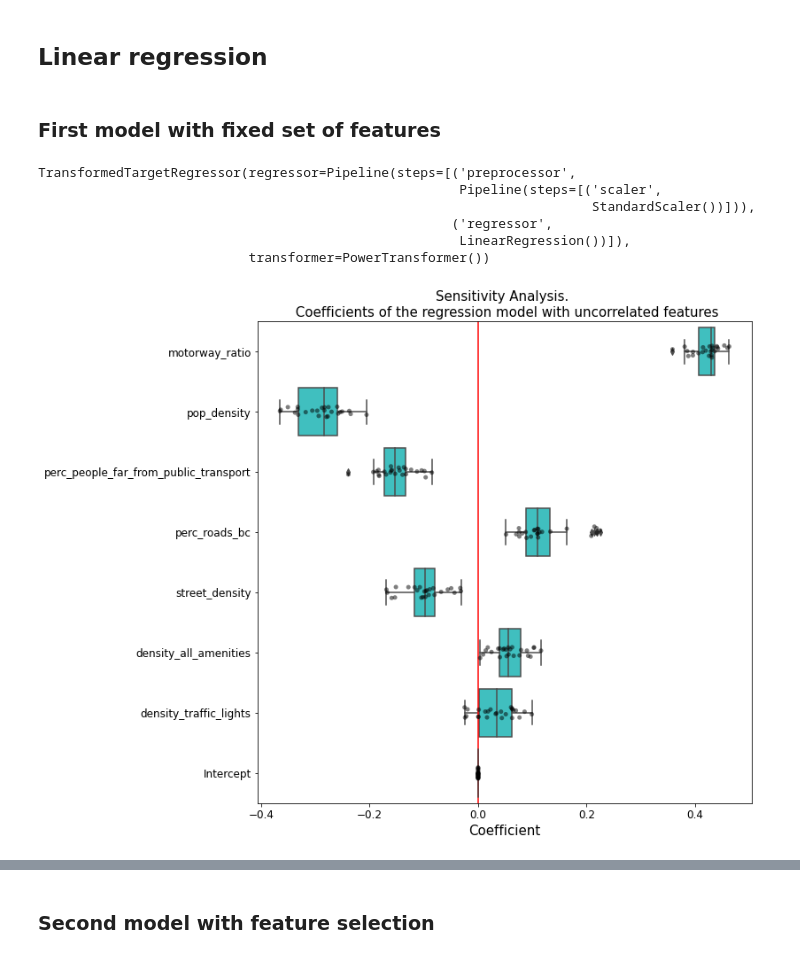
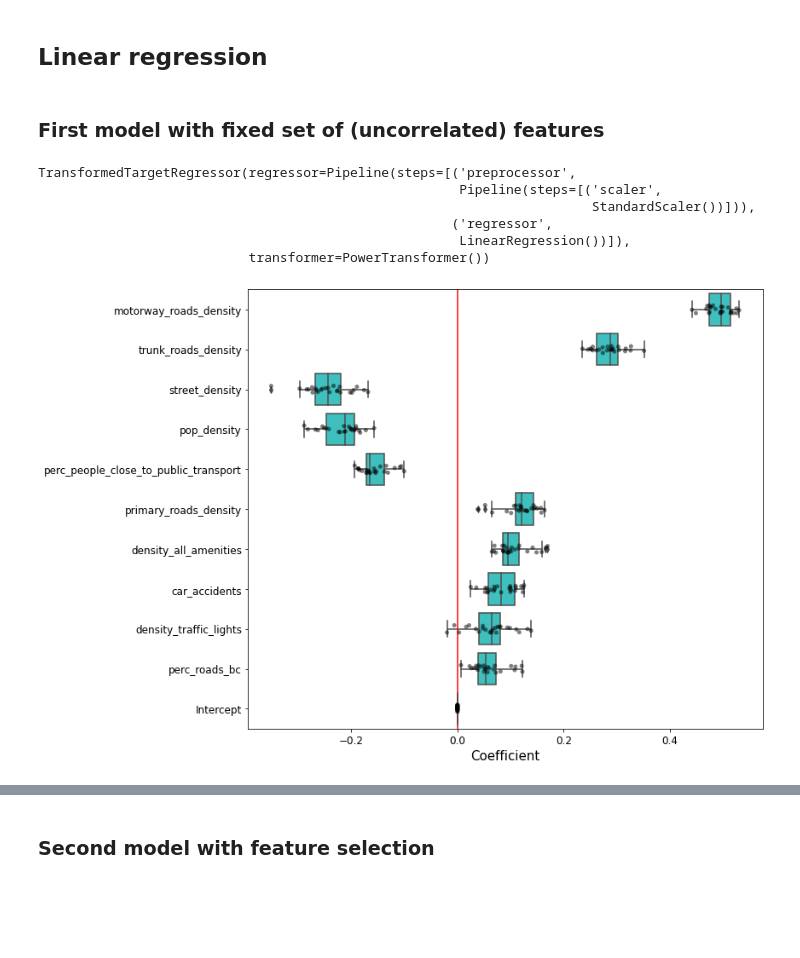
Before and after one commit to matteoboh/urbem, a Jupyter notebook: notebooks/0.9-non_spatial_regression_sklearn.ipynb, the cells around one changed output, grey strips where cells are left out. Saved outputs shown, nothing was run; the diff lists cells and outputs as text; code cells hidden in the pictures; blank space fills up the shorter version.

Commit message:
minor changes to hist plots

```diff
--- a/notebooks/0.9-non_spatial_regression_sklearn.ipynb
+++ b/notebooks/0.9-non_spatial_regression_sklearn.ipynb
@@ -18,6 +18,10 @@ ROME_GEOJSON = (
     PATH_TO_PROCESSED_FILES / "Rome_urban_zones_with_features_and_emissions__epsg4326.geojson"
 )
 
+PATH_TO_OUTPUT = Path("../reports/figures/")
+
+SAVE_FIG = True
+
 RANDOM_STATE = 4
 
 # Cross Validation
@@ -74,19 +80,23 @@ from statsmodels.stats.outliers_influence import variance_inflation_factor
 from patsy import dmatrices
 
 variables_to_check = [
- 'density_traffic_lights',
- #'density_shops',
- #'street_len_tot',
- 'street_density',
- 'motorway_ratio',
- #'density_food_amenities',
- #'density_education_amenities',
- #'density_service_amenities',
- 'density_all_amenities',
- 'perc_roads_bc',
- #'car_accidents',
- 'perc_people_far_from_public_transport',
- 'pop_density'
+    'density_traffic_lights',
+    #'density_shops',
+    #'street_len_tot',
+    'street_density',
+    #'motorway_ratio',
+    'motorway_roads_density',
+    'trunk_roads_density',
+    'primary_roads_density',
+    #'all_heavy_roads_density',
+    #'density_food_amenities',
+    #'density_education_amenities',
+    #'density_service_amenities',
+    'density_all_amenities',
+    'perc_roads_bc',
+    'car_accidents',
+    'perc_people_close_to_public_transport',
+    'pop_density'
 ]
 
 features = "+".join(variables_to_check)
@@ -221,7 +252,7 @@ If we apply the Yeo-Johnson transform also to the predictors, we obtain more cor
 # %% [markdown]
 ## Linear regression
 # %% [markdown]
-### First model with fixed set of features
+### First model with fixed set of (uncorrelated) features
 # %%
 X = gdf_rome_connected[non_correlated_features]
 y = gdf_rome_connected[feature_to_predict]
@@ -251,33 +282,38 @@ cv_all = cross_validate(
     y,
     cv=RepeatedKFold(n_splits=N_SPLITS, n_repeats=N_REPEATS, random_state=RANDOM_STATE),
     return_estimator=True,
     n_jobs=-1,
 )
 
 coefs_all = pd.DataFrame(
     [est.regressor_.named_steps["regressor"].coef_ for est in cv_all["estimator"]],
     columns=X.columns,
 )
 
 coefs_all["Intercept"] = pd.Series(
     [est.regressor_.named_steps["regressor"].intercept_ for est in cv_all["estimator"]]
 )
 
 medians_all = coefs_all.drop(["Intercept"], axis=1).median()
 medians_all = medians_all.reindex(medians_all.abs().sort_values(ascending=False).index)
 medians_all = medians_all.append(pd.Series({"Intercept": 0}, index=["Intercept"]))
 coefs_all = coefs_all[medians_all.index]
 
 
-fig, ax = plt.subplots(figsize=(10, 10))
+fig, ax = plt.subplots(figsize=(12, 8))
 #plt.figure(figsize=(20, 1*len(independent_variables)))
 sns.stripplot(data=coefs_all, orient="h", color="k", alpha=0.5)
 sns.boxplot(data=coefs_all, orient="h", color="cyan", saturation=0.5)
 plt.axvline(x=0, color="red")
 ax.tick_params(axis='both', which='major', labelsize=12)
 ax.set_xlabel("Coefficient", fontsize=15)
-plt.title(f"Sensitivity Analysis. \n Coefficients of the regression model with uncorrelated features", fontsize=15)
+#plt.title(f"Sensitivity Analysis. \n Coefficients of the regression model with uncorrelated features", fontsize=15)
+plt.tight_layout()
+
+if SAVE_FIG:
+    plt.savefig(PATH_TO_OUTPUT / 'sensitivity_nonspatial_regression.svg', format='svg')
+    plt.savefig(PATH_TO_OUTPUT / 'sensitivity_nonspatial_regression.png', format='png')
 
 plt.show()
 # %% [output]
-[figure, old version]
+[figure, new version]
```
Also changed, not shown: parts of 34 cells of this notebook.
